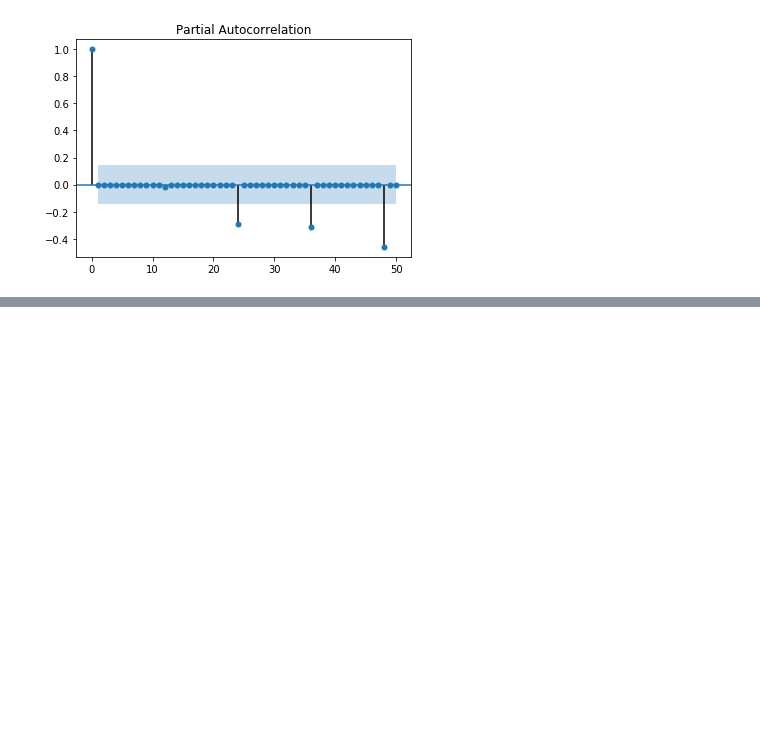
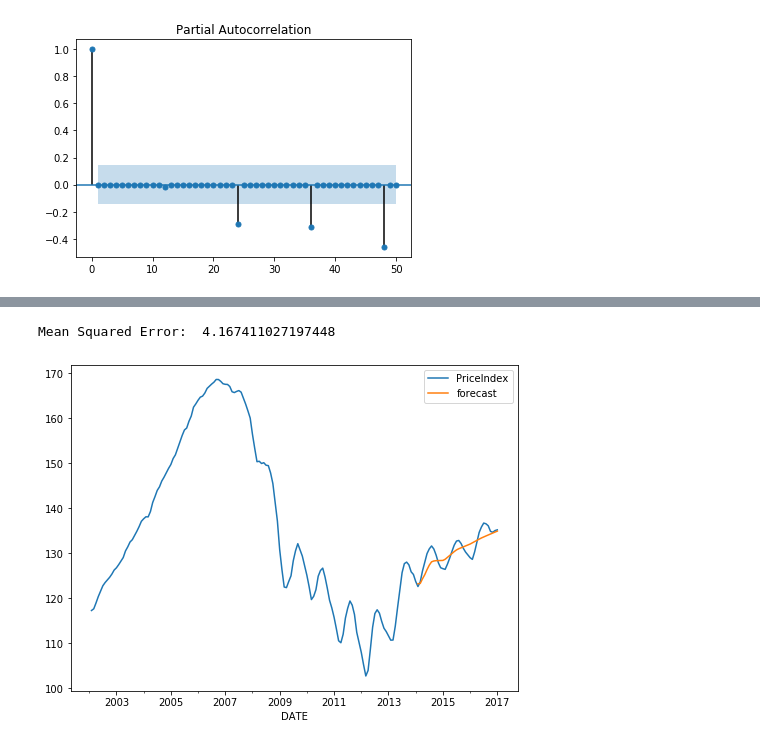
Before and after one commit to Pietrassyk/Project_6_TSA_Housing, a Jupyter notebook: Chicago_data.ipynb, the cells around one changed output, grey strips where cells are left out. Drawn from its saved outputs; the diff is of its cells as text; code cells hidden in the pictures; blank space fills up the shorter version.

```diff
--- a/Chicago_data.ipynb
+++ b/Chicago_data.ipynb
@@ -289,0 +234,3 @@ ValueError: Provided exogenous values are not of the appropriate shape. Required
+# %%
+model_df = chicago.copy().dropna()
+model_df.index
@@ -289,0 +246,19 @@ ValueError: Provided exogenous values are not of the appropriate shape. Required
+# %%
+import math
+from sklearn.metrics import mean_squared_error
+split = math.floor(len(model_df)*0.8)
+end = len(model_df)
+target = "PriceIndex"
+X_train = chicago.copy().dropna().iloc[:split]
+X_test = chicago.copy().dropna().iloc[split:]
+# %%
+model_df = chicago.copy().dropna()
+mod = sm.tsa.ARIMA(X_train['PriceIndex'],order=(6,1,3),dates=X_train.index)
+res_arima = mod.fit()
+model_df['forecast'] = res_arima.predict(start = split, end= end, dynamic=True, typ='levels')
+model_df[['PriceIndex', 'forecast']].plot(figsize=(8,6))
+MSE = mean_squared_error(model_df['forecast'][split+1:end],model_df['PriceIndex'][split+1:end])
+print('Mean Squared Error: ',MSE)
+# %% [output]
+Mean Squared Error:  4.167411027197448
+[figure, added]
```
Also changed, not shown: parts of 56 cells of this notebook, 1 other file.
